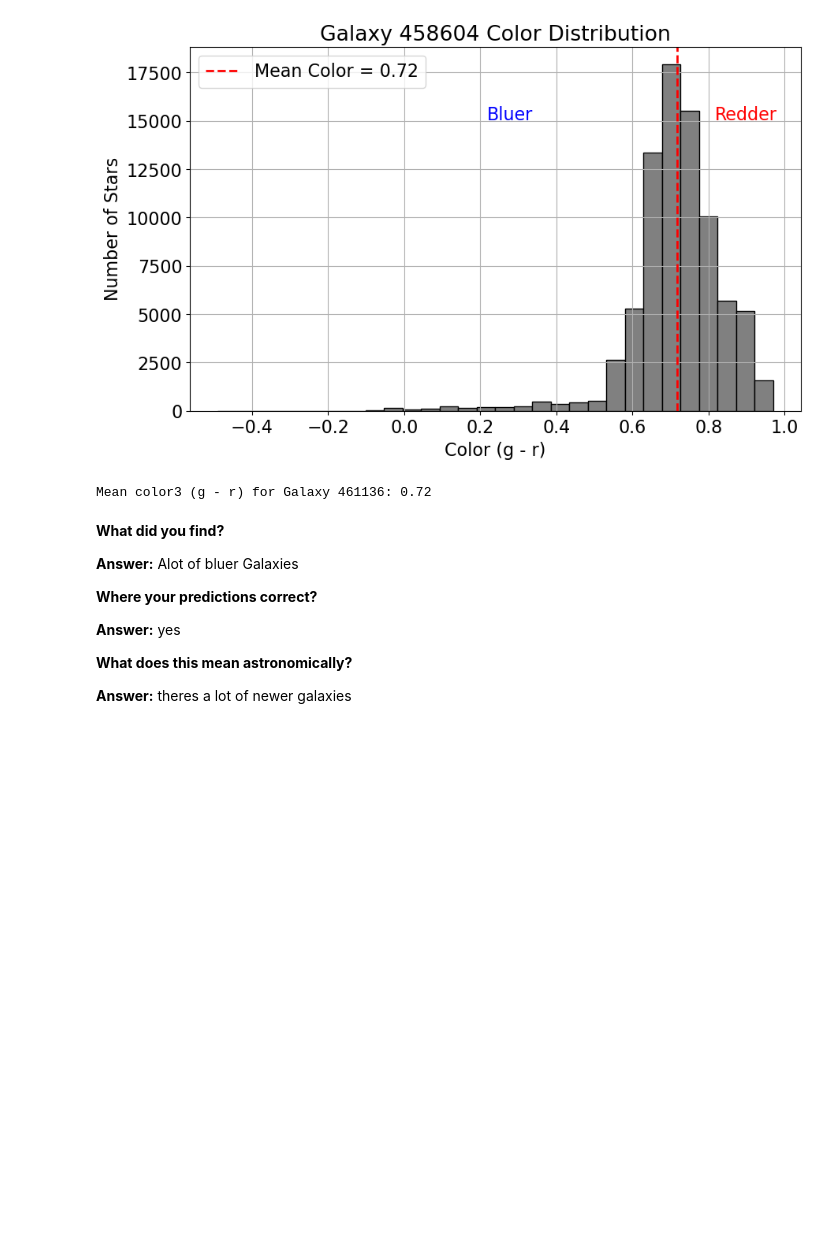
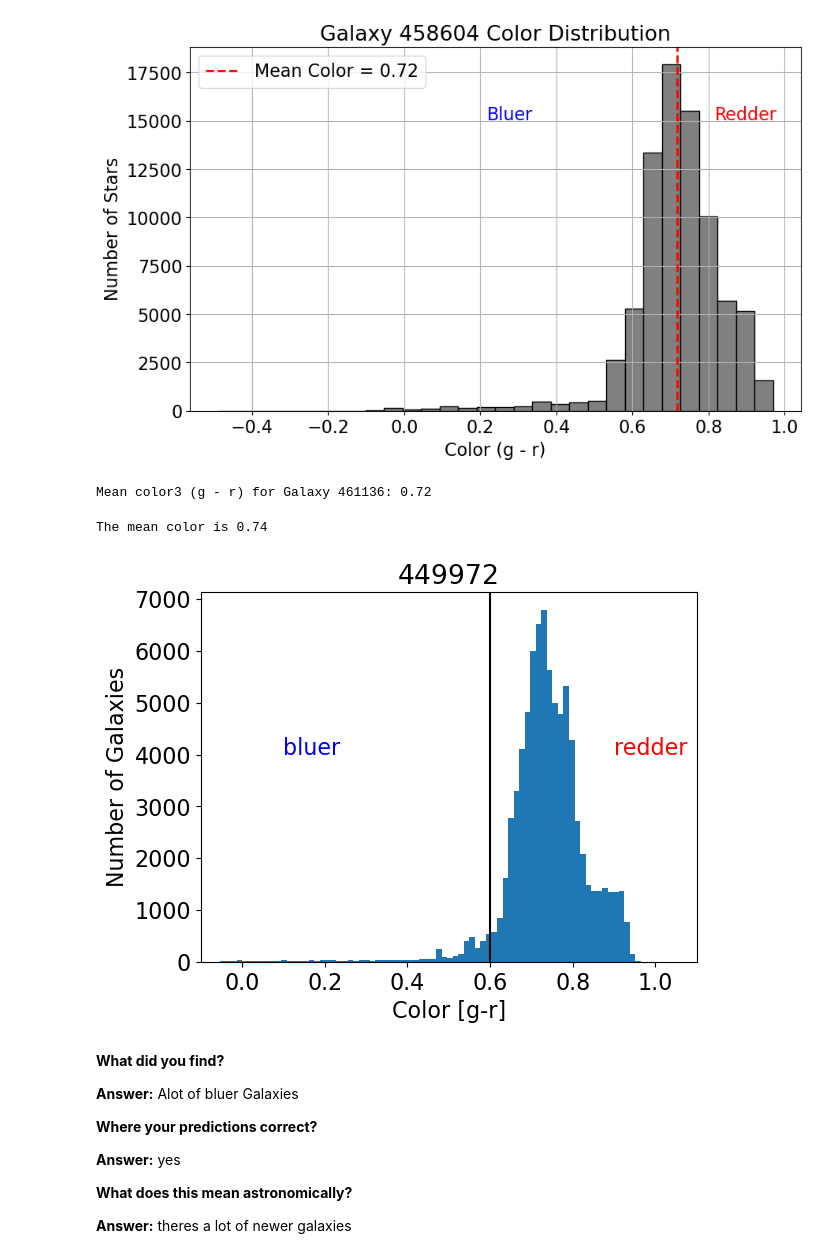
Before and after one commit to Op173/CFR-2025, a Jupyter notebook: Astro/Blank/6 - Simulated Galaxies Pt1.ipynb, the cells around one changed output. Cells and saved outputs as stored; diff of their text form; code cells hidden in the pictures; blank space fills up the shorter version.

```diff
--- a/Astro/Blank/6 - Simulated Galaxies Pt1.ipynb
+++ b/Astro/Blank/6 - Simulated Galaxies Pt1.ipynb
@@ -291,6 +339,28 @@ Name: g band, Length: 81531, dtype: float64
 Name: r band, Length: 81531, dtype: float64
 [figure]
 Mean color3 (g - r) for Galaxy 461136: 0.72
+# %%
+# galaxy 3
+
+# grab the columns we want
+r3 = data3['r band']
+g3 = data3['g band']
+
+# calculate the color
+color3 = g3 - r3
+
+plt.hist(color3, bins=100)
+plt.axvline(0.6, color='black')
+plt.annotate('bluer', (0.1, 4000), color='blue', fontsize=16)
+plt.annotate('redder', (.9, 4000), color='red', fontsize=16)
+plt.xlim(-.1, 1.1)
+plt.xlabel('Color [g-r]')
+plt.ylabel('Number of Galaxies')
+plt.title('449972')
+print('The mean color is', round(np.mean(color3), 2))
+# %% [output]
+The mean color is 0.74
+[figure, added]
 # %% [markdown]
 **What did you find?**
 
```
Also changed, not shown: parts of 5 cells of this notebook.
